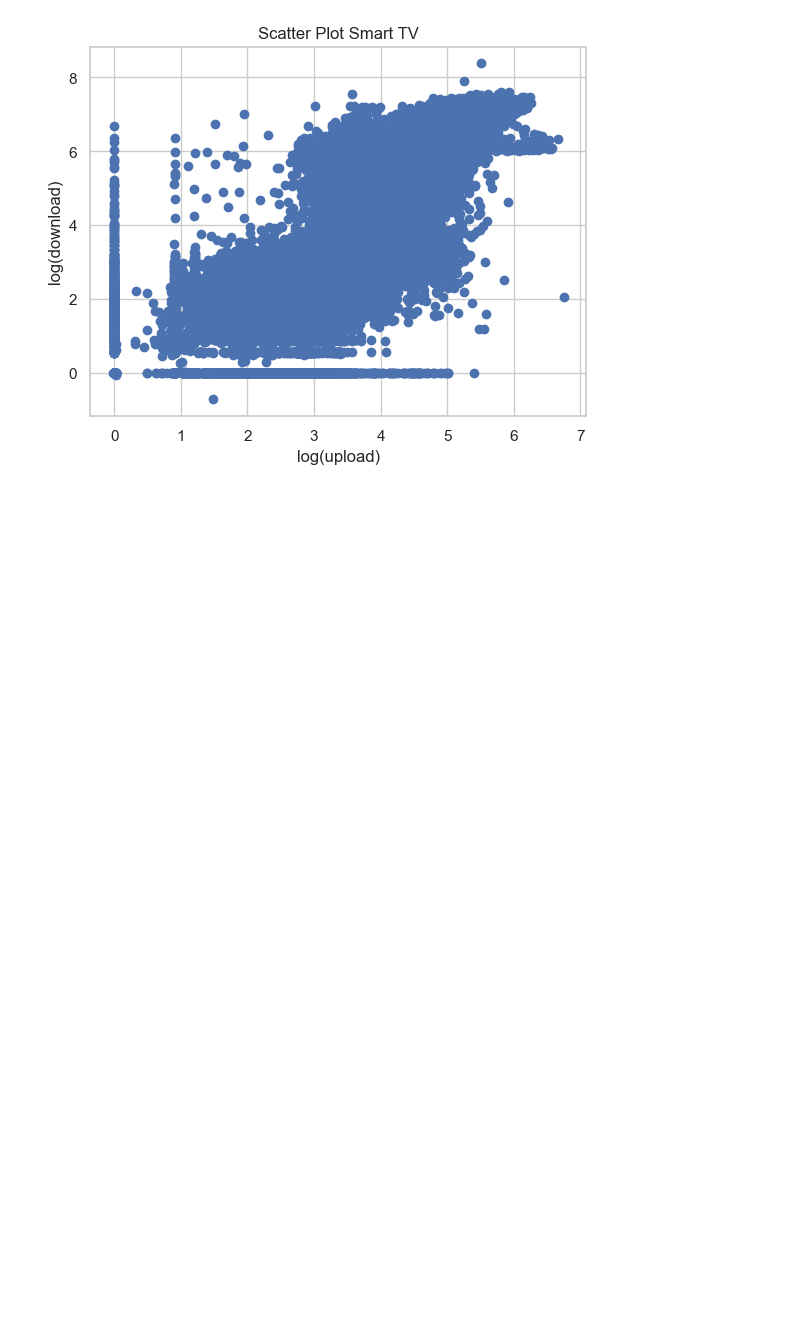
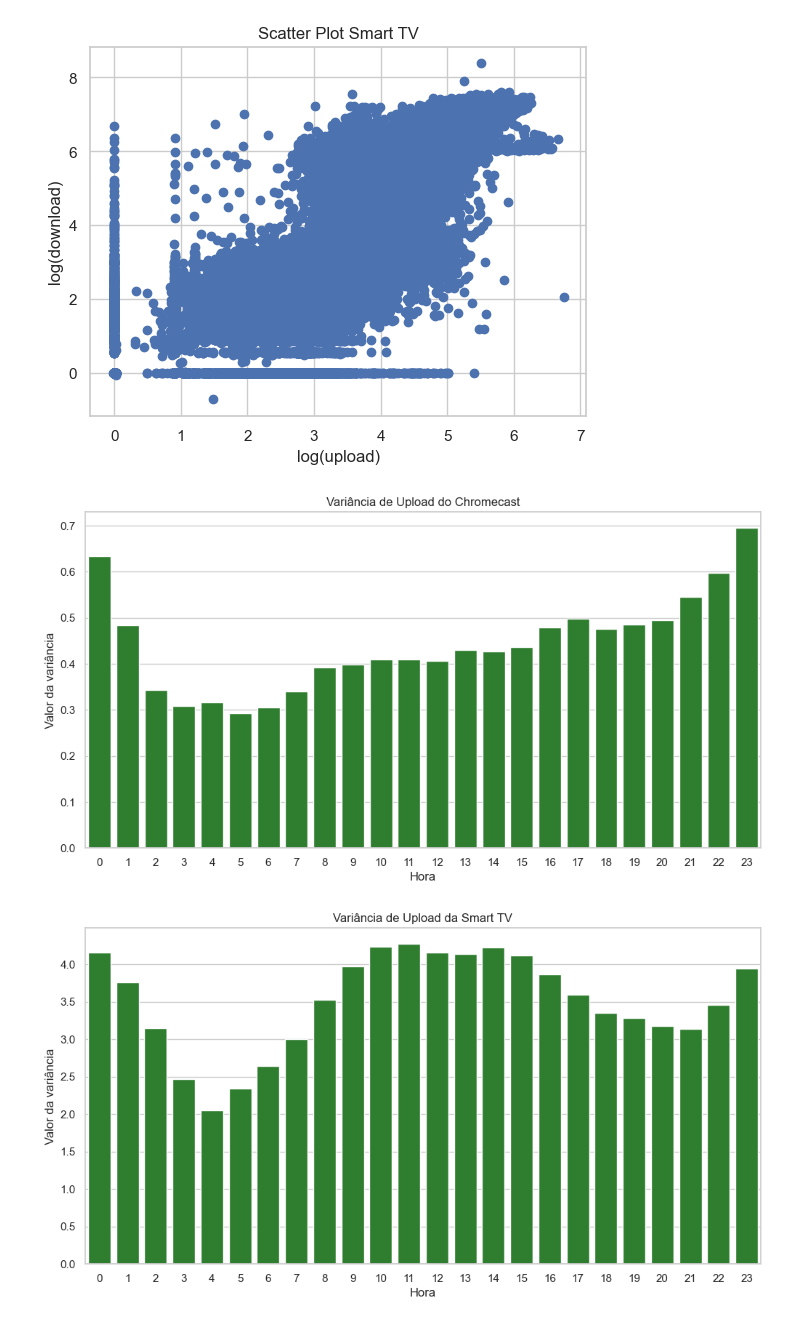
Before and after one commit to guilherme-hu/Probest, a Jupyter notebook: Trabalho.ipynb, the cells around one changed output. Saved outputs shown, nothing was run; the diff lists cells and outputs as text; code cells hidden in the pictures; blank space fills up the shorter version.

```diff
--- a/Trabalho.ipynb
+++ b/Trabalho.ipynb
@@ -443,3 +395,18 @@ Coeficiente de correlação de Pearson entre upload e download do Chromecast:
 Coeficiente de correlação de Pearson entre upload e download da Smart TV:
 0.915476744739879
 [figure]
+# %%
+### Variância
+varianceHourlyChrome = groupedHourChrome.var()
+varianceHourlySmart = groupedHourSmart.var()
+
+# Gráfico de barras para a variância de upload da Smart TV e Chromecast
+plot_bar(varianceHourlyChrome, 'bytes_up', 'Variância de Upload do Chromecast', 'Hora', 'Valor da variância', 'forestgreen')
+plot_bar(varianceHourlySmart, 'bytes_up', 'Variância de Upload da Smart TV', 'Hora', 'Valor da variância', 'forestgreen')
+
+# Gráfico de barras para a variância de download da Smart TV e Chromecast
+plot_bar(varianceHourlySmart, 'bytes_down', 'Variância de Download da Smart TV', 'Hora', 'Valor da variância', 'darkgreen')
+plot_bar(varianceHourlyChrome, 'bytes_down', 'Variância de Download do Chromecast', 'Hora', 'Valor da variância', 'darkgreen')
+# %% [output]
+[figure, added]
+[figure, added]
```
Also changed, not shown: parts of 9 cells of this notebook.
